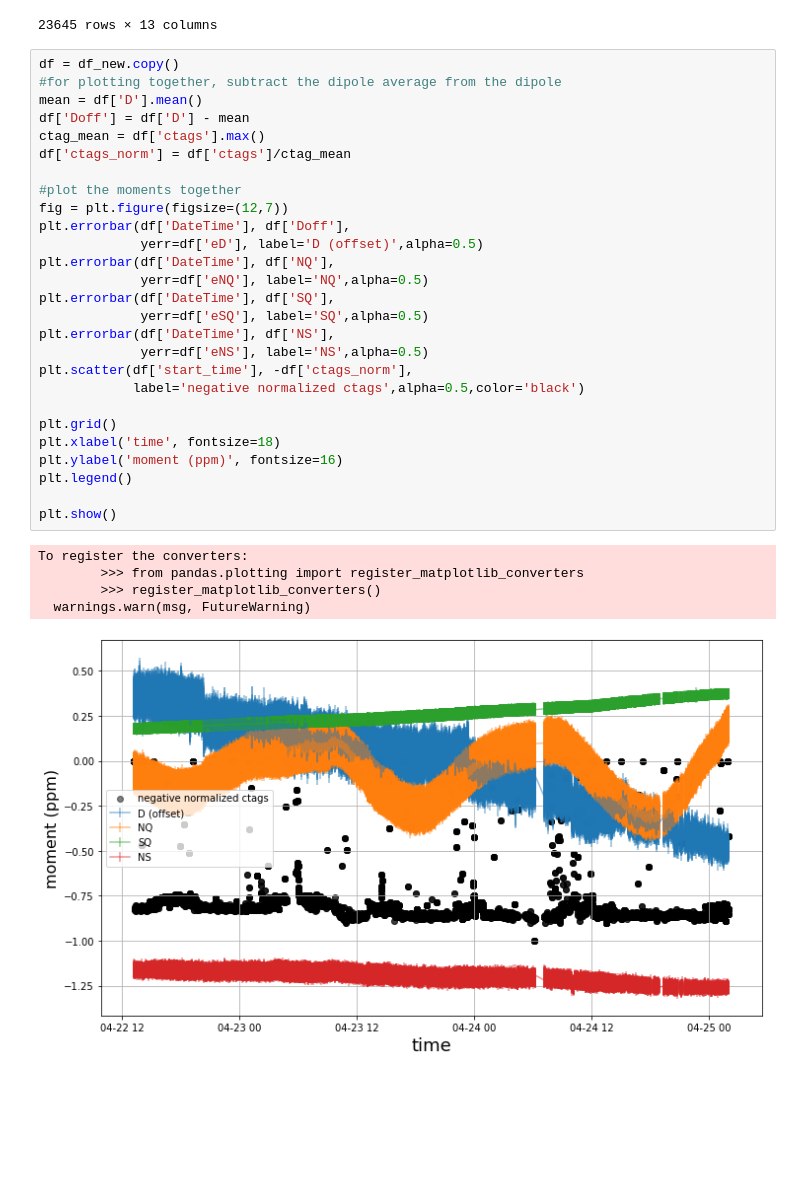
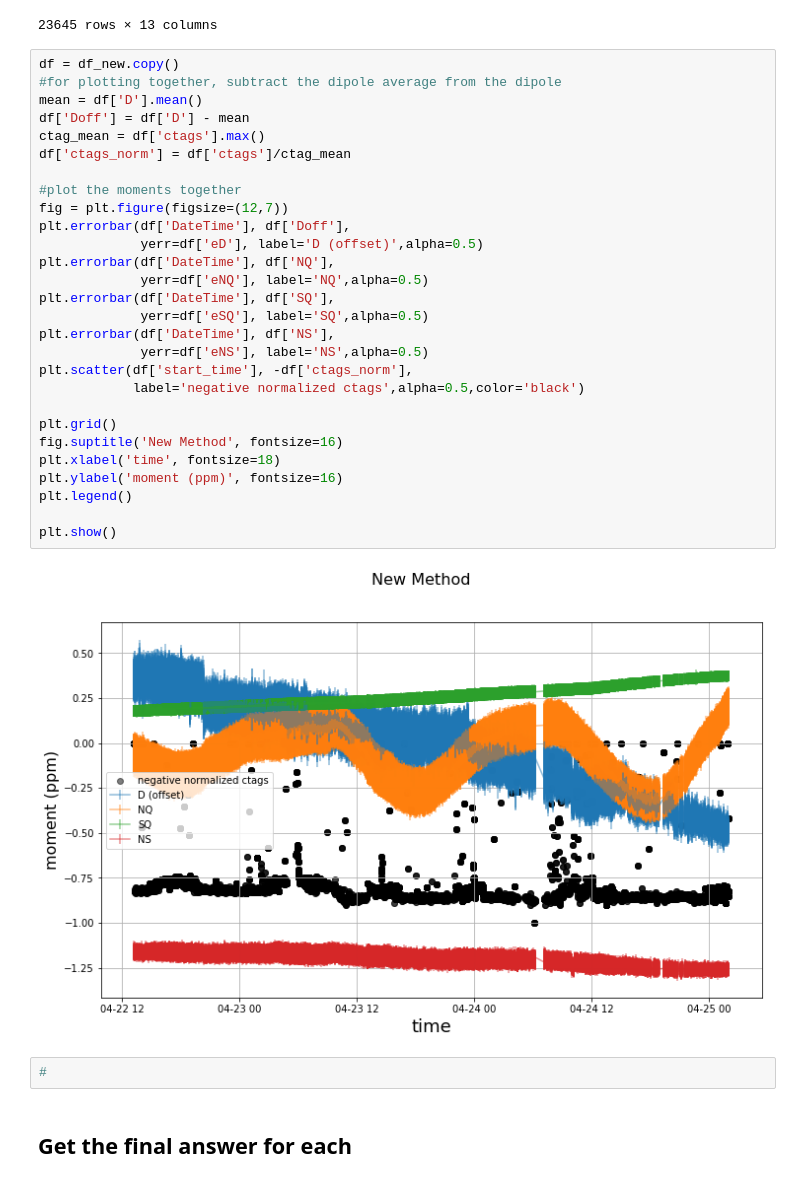
Before and after one commit to jasonbono/muon-field-averaging, a Jupyter notebook: analysis/confidence_builders/compare_pkl_files.ipynb, the cells around one changed output. Drawn from its saved outputs; the diff is of its cells as text; blank space fills up the shorter version.

```diff
--- a/analysis/confidence_builders/compare_pkl_files.ipynb
+++ b/analysis/confidence_builders/compare_pkl_files.ipynb
@@ -85,33 +160,34 @@ df_new
 # %%
 df = df_new.copy()
 #for plotting together, subtract the dipole average from the dipole
 mean = df['D'].mean()
 df['Doff'] = df['D'] - mean
 ctag_mean = df['ctags'].max()
 df['ctags_norm'] = df['ctags']/ctag_mean
 
 #plot the moments together
 fig = plt.figure(figsize=(12,7))
 plt.errorbar(df['DateTime'], df['Doff'],
              yerr=df['eD'], label='D (offset)',alpha=0.5)
 plt.errorbar(df['DateTime'], df['NQ'],
              yerr=df['eNQ'], label='NQ',alpha=0.5)
 plt.errorbar(df['DateTime'], df['SQ'],
              yerr=df['eSQ'], label='SQ',alpha=0.5)
 plt.errorbar(df['DateTime'], df['NS'],
              yerr=df['eNS'], label='NS',alpha=0.5)
 plt.scatter(df['start_time'], -df['ctags_norm'],
             label='negative normalized ctags',alpha=0.5,color='black')
 
 plt.grid()
+fig.suptitle('New Method', fontsize=16)
 plt.xlabel('time', fontsize=18)
 plt.ylabel('moment (ppm)', fontsize=16)
 plt.legend()
 
 plt.show()
 # %% [output]
-To register the converters:
-        >>> from pandas.plotting import register_matplotlib_converters
-        >>> register_matplotlib_converters()
-  warnings.warn(msg, FutureWarning)
-[figure, old version]
+[figure, new version]
+# %%
+#
+# %% [markdown]
+## Get the final answer for each
```
Also changed, not shown: parts of 35 cells of this notebook, 2 other files.
